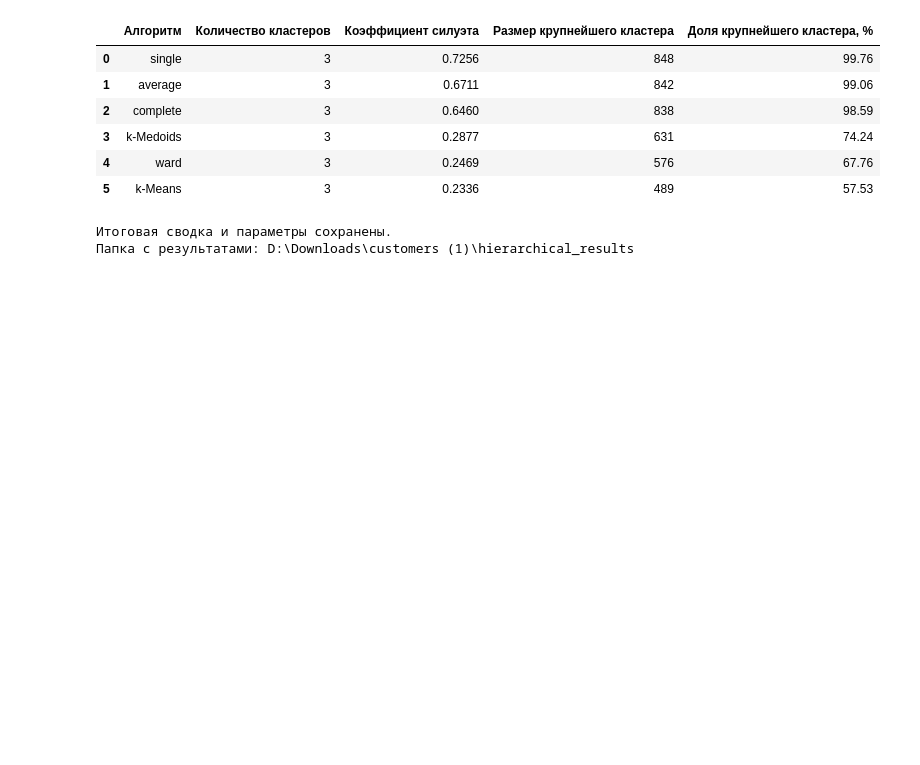
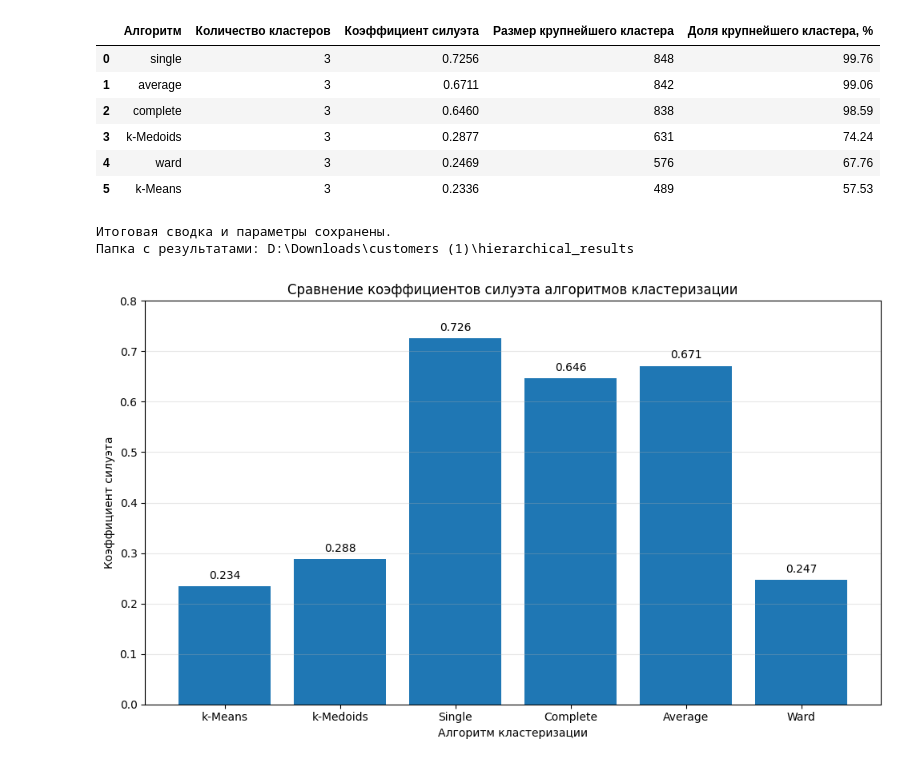
Before and after one commit to vs2212/prog, a Jupyter notebook: ОИАД6.ipynb, the cells around one changed output. Drawn from its saved outputs; the diff is of its cells as text; code cells hidden in the pictures; blank space fills up the shorter version.

```diff
--- a/ОИАД6.ipynb
+++ b/ОИАД6.ipynb
@@ -638,3 +611,51 @@ print("Папка с результатами:", RESULTS_DIR.resolve())
 | 5 | k-Means | 3 | 0.2336 | 489 | 57.53 |
 Итоговая сводка и параметры сохранены.
 Папка с результатами: D:\Downloads\customers (1)\hierarchical_results
+# %%
+
+import matplotlib.pyplot as plt
+from pathlib import Path
+
+RESULTS_DIR = Path(r"D:\Downloads\customers (1)\hierarchical_results")
+RESULTS_DIR.mkdir(parents=True, exist_ok=True)
+
+# Коэффициенты силуэта для шести алгоритмов при k = 3
+silhouette_values = {
+    "k-Means": 0.233602,
+    "k-Medoids": 0.287711,
+    "Single": 0.725613,
+    "Complete": 0.645996,
+    "Average": 0.671068,
+    "Ward": 0.246921
+}
+
+names = list(silhouette_values.keys())
+scores = list(silhouette_values.values())
+
+plt.figure(figsize=(10, 6))
+bars = plt.bar(names, scores)
+
+plt.title("Сравнение коэффициентов силуэта алгоритмов кластеризации")
+plt.xlabel("Алгоритм кластеризации")
+plt.ylabel("Коэффициент силуэта")
+plt.ylim(0, 0.8)
+plt.grid(axis="y", alpha=0.3)
+
+for bar, score in zip(bars, scores):
+    plt.text(
+        bar.get_x() + bar.get_width() / 2,
+        bar.get_height() + 0.01,
+        f"{score:.3f}",
+        ha="center",
+        va="bottom"
+    )
+
+plt.tight_layout()
+plt.savefig(
+    RESULTS_DIR / "figure_5_silhouette_comparison.png",
+    dpi=200,
+    bbox_inches="tight"
+)
+plt.show()
+# %% [output]
+[figure, added]
```
Also changed, not shown: parts of 3 cells of this notebook.
